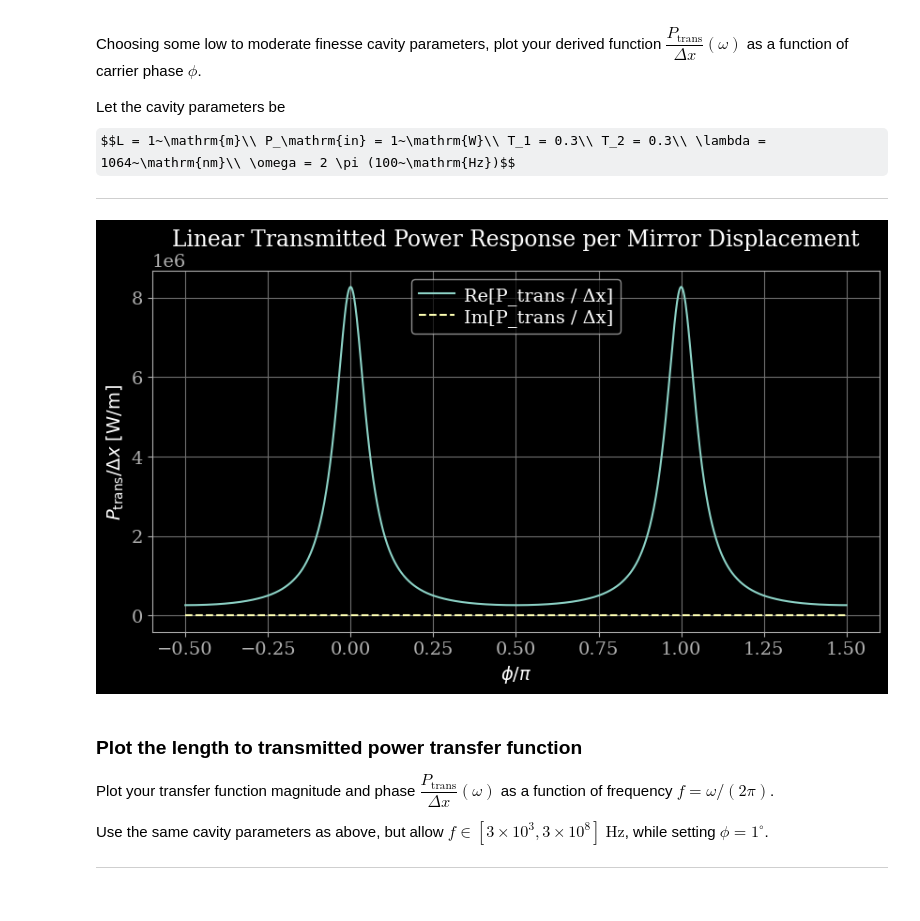
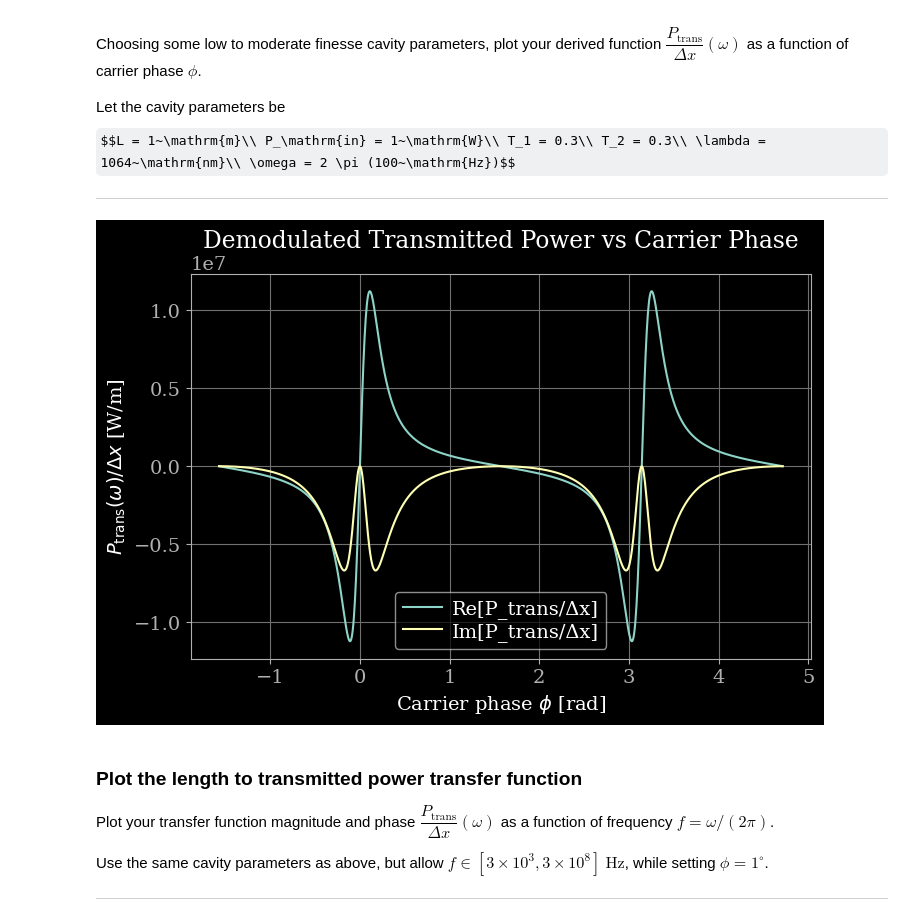
Before and after one commit to breckmeagher/lasers-and-optomechanics-homework-solutions, a Jupyter notebook: submissions/04_hw_dither_locking_pdh_mich_and_fpmi.ipynb, the cells around one changed output. Drawn from its saved outputs; the diff is of its cells as text; code cells hidden in the pictures; some formulas as TeX source.

```diff
--- a/submissions/04_hw_dither_locking_pdh_mich_and_fpmi.ipynb
+++ b/submissions/04_hw_dither_locking_pdh_mich_and_fpmi.ipynb
@@ -21,7 +21,9 @@ This is the fourth homework assignment for *Lasers and Optomechanics* at Syracus
 import numpy as np
 import matplotlib as mpl
 import matplotlib.pyplot as plt
+import sympy as sp
 
+plt.style.use('dark_background')
 fontsize = 14
 mpl.rcParams.update(
     {
@@ -383,44 +321,55 @@ $$L = 1~\mathrm{m}\\ P_\mathrm{in} = 1~\mathrm{W}\\ T_1 = 0.3\\ T_2 = 0.3\\ \lam
 
 ---
 # %%
-# ---------------------------
-# Cavity parameters
-L = 1.0              # m
-Pin = 1.0            # W
-T1 = 0.3             # Input mirror transmissivity
-T2 = 0.3             # Output mirror transmissivity
-R1 = 1 - T1
-R2 = 1 - T2
-lambda0 = 1064e-9    # m
-k = 2 * np.pi / lambda0
-omega = 2 * np.pi * 100  # Hz
+# cav params
+L = 1.0                # cavity length [m]
+Pin = 1.0              # input power [W]
+T1 = 0.3               # input mirror transmissivity
+T2 = 0.3               # end mirror transmissivity
+R1 = 1 - T1            # input mirror reflectivity
+R2 = 1 - T2            # end mirror reflectivity
+lam = 1064e-9          # wavelength [m]
+c = 3e8                # speed of light [m/s]
+k = 2 * np.pi / lam    # wavenumber
+omega_mod = 2 * np.pi * 100  # modulation frequency [Hz]
 
-# Carrier phase range
-phi = np.linspace(-np.pi/2, 3*np.pi/2, 1000)
+# sideband phase shift
+eta = omega_mod * L / c
 
-# ---------------------------
-# Transmitted carrier field
-# E_trans0 = t2 * r2 * t1 / (1 - r1 * r2 * exp(-2i phi)) * sqrt(Pin)
-Etrans0 = np.sqrt(Pin) * np.sqrt(T1*T2) * np.sqrt(R2) / (1 - np.sqrt(R1*R2) * np.exp(-2j*phi))
+# carrier phase sweep
+phi = np.linspace(-np.pi/2, 3*np.pi/2, 1000)  # carrier phase
 
-# ---------------------------
-# Linear response per dx
-# P_trans / dx = 2 * k * |Etrans0|^2
-Ptrans_per_dx = 2 * k * np.abs(Etrans0)**2
+def P_trans_over_DeltaX(phi):
+    # cavity denominator
+    denom0 = 1 - np.sqrt(R1*R2) * np.exp(-2j*phi)
 
-# ---------------------------
-# Plot real and imaginary parts
-plt.figure(figsize=(10,5))
-plt.plot(phi/np.pi, np.real(Ptrans_per_dx), label='Re[P_trans / Δx]')
-plt.plot(phi/np.pi, np.imag(Ptrans_per_dx), label='Im[P_trans / Δx]', linestyle='--')
-plt.xlabel(r'$\phi / \pi$')
-plt.ylabel(r'$P_\mathrm{trans} / \Delta x~[\mathrm{W/m}]$')
-plt.title('Linear Transmitted Power Response per Mirror Displacement')
+    # sideband denominators
+    denom_plus  = 1 - np.sqrt(R1*R2) * np.exp(-2j*(phi + eta))
+    denom_minus = 1 - np.sqrt(R1*R2) * np.exp(-2j*(phi - eta))
+
+    # numerator factor
+    prefac = 1j * k * Pin * np.sqrt(T1*T2) * np.sqrt(R1*R2) / np.abs(denom0)**2
+
+    # full demodulated power (linear in Delta x)
+    P_demod = prefac * (np.exp(-2j*(phi - eta))/denom_minus - np.exp(2j*(phi + eta))/denom_plus)
+
+    return P_demod
+
+# compute function
+P_demod = P_trans_over_DeltaX(phi)
+
+# plot
+plt.figure(figsize=(8,5))
+plt.plot(phi, P_demod.real, label='Re[P_trans/Δx]')
+plt.plot(phi, P_demod.imag, label='Im[P_trans/Δx]')
+plt.xlabel(r'Carrier phase $\phi$ [rad]')
+plt.ylabel(r'$P_\mathrm{trans}(\omega)/\Delta x$ [W/m]')
+plt.title('Demodulated Transmitted Power vs Carrier Phase')
+plt.legend()
 plt.grid(True)
-plt.legend()
 plt.show()
 # %% [output]
-[figure, old version]
+[figure, new version]
 # %% [markdown]
 ### **Plot the length to transmitted power transfer function**
 
```
Also changed, not shown: parts of 27 cells of this notebook.
